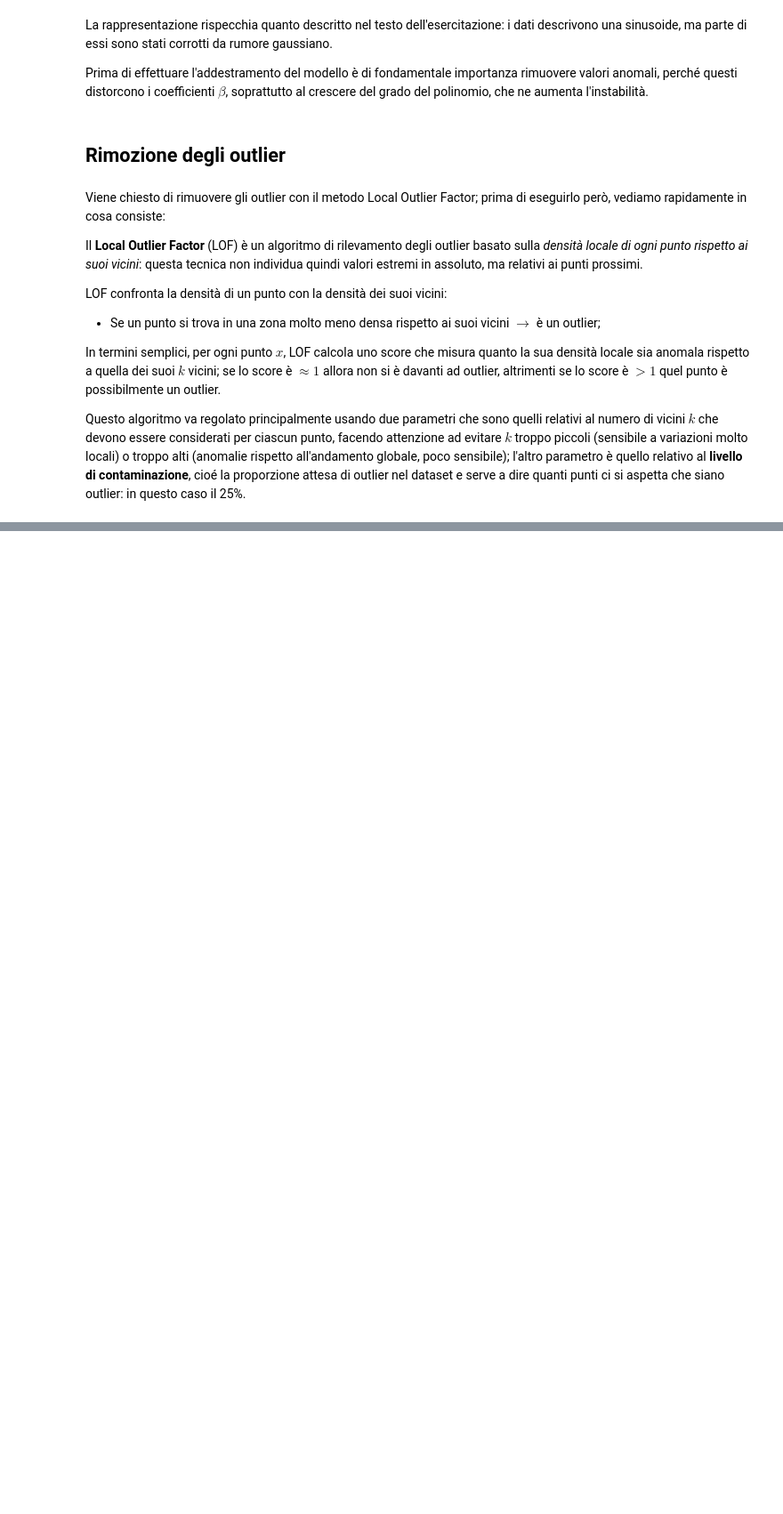
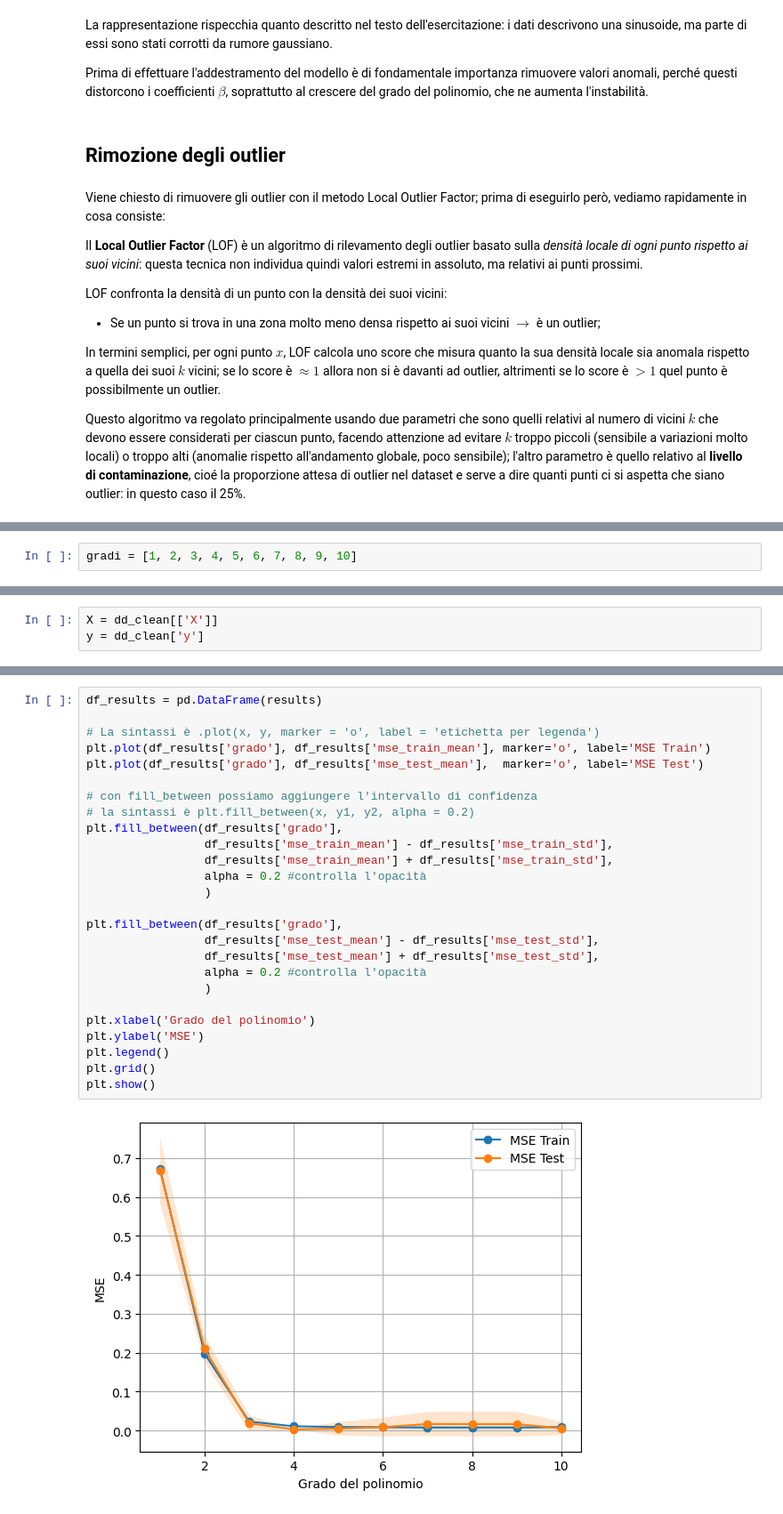
Before and after one commit to alberto-rampulla/big-data-course, a Jupyter notebook: 02_Capacità/Capacità.ipynb, the cells around one changed output, grey strips where cells are left out. Shown at 89% size. Drawn from its saved outputs; the diff is of its cells as text; blank space fills up the shorter version.

```diff
--- a/02_Capacità/Capacità.ipynb
+++ b/02_Capacità/Capacità.ipynb
@@ -97,0 +114,2 @@ sns.scatterplot(x='X', y='y', hue = 'outlier', data = dd)
+# %%
+gradi = [1, 2, 3, 4, 5, 6, 7, 8, 9, 10]
@@ -97,0 +139,3 @@ sns.scatterplot(x='X', y='y', hue = 'outlier', data = dd)
+# %%
+X = dd_clean[['X']]
+y = dd_clean['y']
@@ -97,0 +203,28 @@ sns.scatterplot(x='X', y='y', hue = 'outlier', data = dd)
+# %%
+df_results = pd.DataFrame(results)
+
+# La sintassi è .plot(x, y, marker = 'o', label = 'etichetta per legenda')
+plt.plot(df_results['grado'], df_results['mse_train_mean'], marker='o', label='MSE Train')
+plt.plot(df_results['grado'], df_results['mse_test_mean'],  marker='o', label='MSE Test')
+
+# con fill_between possiamo aggiungere l'intervallo di confidenza
+# la sintassi è plt.fill_between(x, y1, y2, alpha = 0.2)
+plt.fill_between(df_results['grado'],
+                 df_results['mse_train_mean'] - df_results['mse_train_std'],
+                 df_results['mse_train_mean'] + df_results['mse_train_std'],
+                 alpha = 0.2 #controlla l'opacità
+                 )
+
+plt.fill_between(df_results['grado'],
+                 df_results['mse_test_mean'] - df_results['mse_test_std'],
+                 df_results['mse_test_mean'] + df_results['mse_test_std'],
+                 alpha = 0.2 #controlla l'opacità
+                 )
+
+plt.xlabel('Grado del polinomio')
+plt.ylabel('MSE')
+plt.legend()
+plt.grid()
+plt.show()
+# %% [output]
+[figure, added]
```
Also changed, not shown: parts of 14 cells of this notebook.
